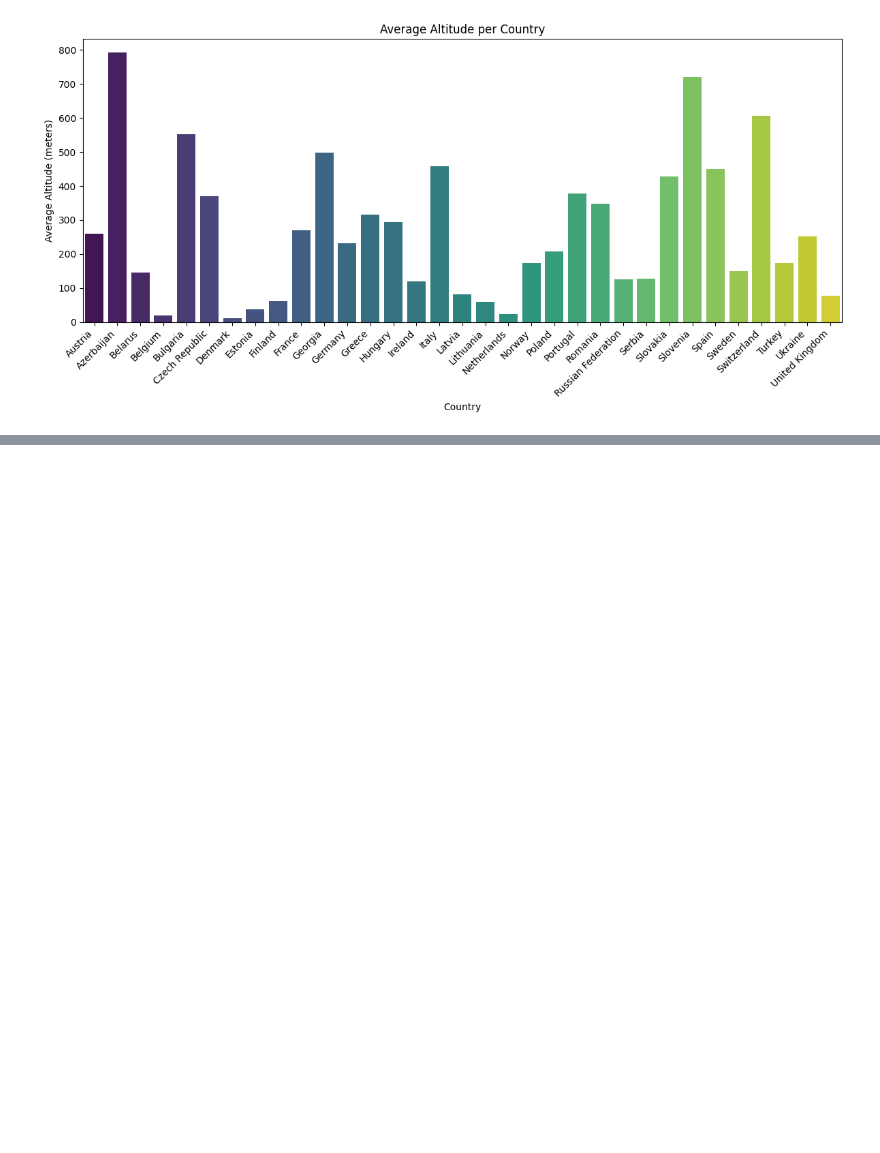
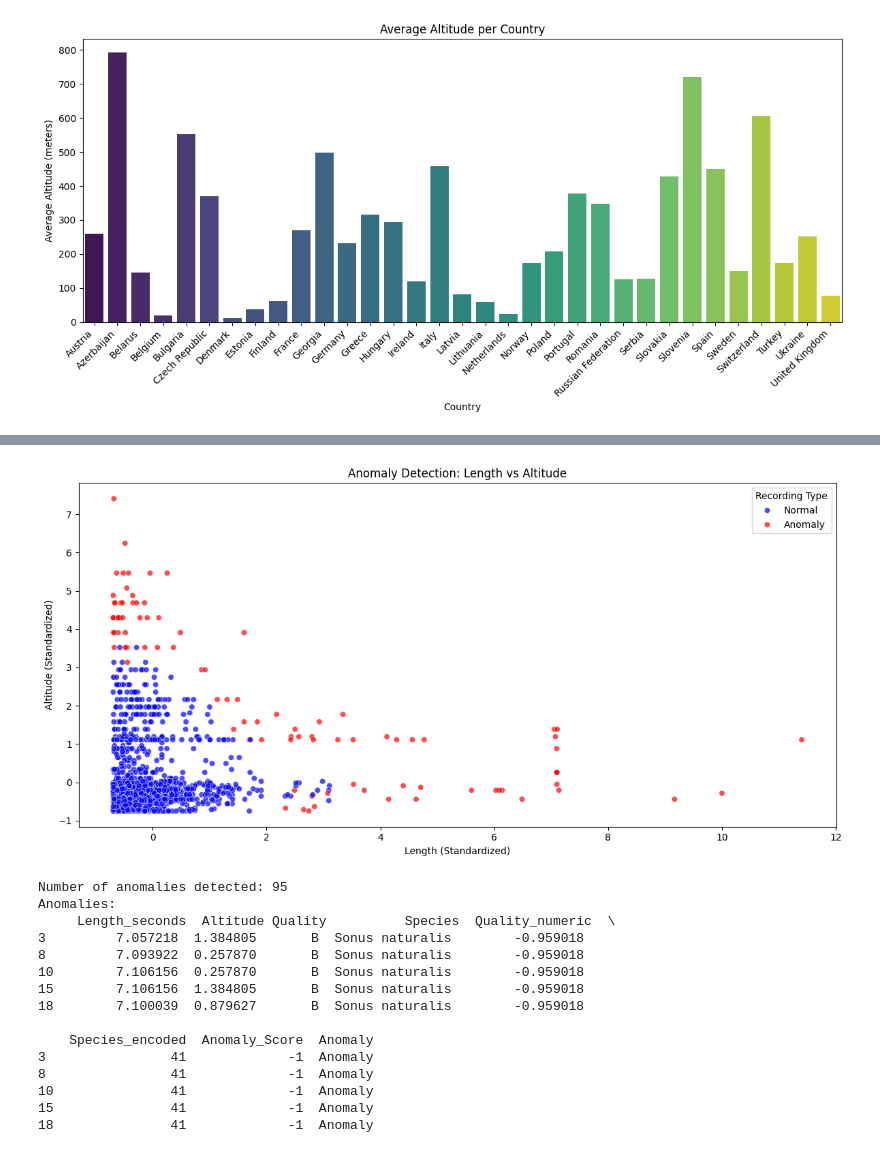
Before and after one commit to G-Bielokozowicz/Birdcall-Identification, a Jupyter notebook: main.ipynb, the cells around one changed output, grey strips where cells are left out. Drawn from its saved outputs; the diff is of its cells as text; code cells hidden in the pictures; blank space fills up the shorter version.

Commit message:
Added anomaly detection to length and altitude

```diff
--- a/main.ipynb
+++ b/main.ipynb
@@ -391,0 +403,73 @@ Passing `palette` without assigning `hue` is deprecated and will be removed in v
+# %%
+from sklearn.ensemble import IsolationForest
+from sklearn.preprocessing import LabelEncoder, StandardScaler
+import numpy as np
+
+
+features = ['Length_seconds', 'Altitude', 'Quality', 'Species']
+df_clean = df[features].dropna()  # Drop rows with missing data
+
+# Encode 'Quality' into numeric values
+quality_mapping = {'A': 3, 'B': 2, 'C': 1, 'no score': 0}
+df_clean['Quality_numeric'] = df_clean['Quality'].map(quality_mapping)
+
+label_encoder = LabelEncoder()
+df_clean['Species_encoded'] = label_encoder.fit_transform(df_clean['Species'])
+
+
+# Standardize numerical features for consistent scaling
+scaler = StandardScaler()
+df_clean[['Length_seconds', 'Altitude', 'Quality_numeric']] = scaler.fit_transform(
+    df_clean[['Length_seconds', 'Altitude', 'Quality_numeric']]
+)
+
+
+anomaly_features = ['Length_seconds', 'Altitude', 'Quality_numeric']
+
+# Train an Isolation Forest model
+iso_forest = IsolationForest(n_estimators=100, contamination=0.05, random_state=42)
+df_clean['Anomaly_Score'] = iso_forest.fit_predict(df_clean[anomaly_features])
+
+# Add anomaly label (1 for normal, -1 for anomaly)
+df_clean['Anomaly'] = df_clean['Anomaly_Score'].apply(lambda x: 'Anomaly' if x == -1 else 'Normal')
+
+
+
+# Visualize anomalies in Length vs Altitude
+plt.figure(figsize=(12, 6))
+sns.scatterplot(
+    x='Length_seconds',
+    y='Altitude',
+    hue='Anomaly',
+    data=df_clean,
+    palette={'Normal': 'blue', 'Anomaly': 'red'},
+    alpha=0.7
+)
+plt.title('Anomaly Detection: Length vs Altitude')
+plt.xlabel('Length (Standardized)')
+plt.ylabel('Altitude (Standardized)')
+plt.legend(title='Recording Type')
+plt.tight_layout()
+plt.show()
+
+# Filter and analyze the anomalies
+anomalies = df_clean[df_clean['Anomaly'] == 'Anomaly']
+print("Number of anomalies detected:", len(anomalies))
+print("Anomalies:\n", anomalies.head())
+# %% [output]
+[figure, added]
+Number of anomalies detected: 95
+Anomalies:
+     Length_seconds  Altitude Quality          Species  Quality_numeric  \
+3         7.057218  1.384805       B  Sonus naturalis        -0.959018
+8         7.093922  0.257870       B  Sonus naturalis        -0.959018
+10        7.106156  0.257870       B  Sonus naturalis        -0.959018
+15        7.106156  1.384805       B  Sonus naturalis        -0.959018
+18        7.100039  0.879627       B  Sonus naturalis        -0.959018
+
+    Species_encoded  Anomaly_Score  Anomaly
+3                41             -1  Anomaly
+8                41             -1  Anomaly
+10               41             -1  Anomaly
+15               41             -1  Anomaly
+18               41             -1  Anomaly
```
Also changed, not shown: parts of 3 cells of this notebook, 1 other file.
